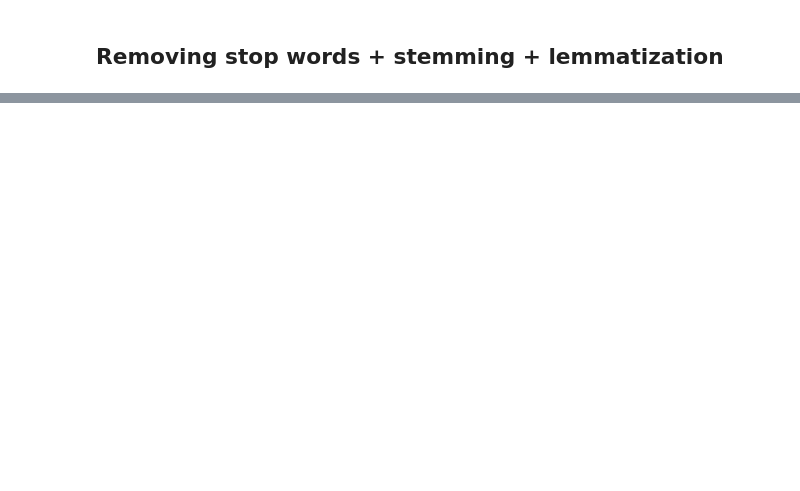
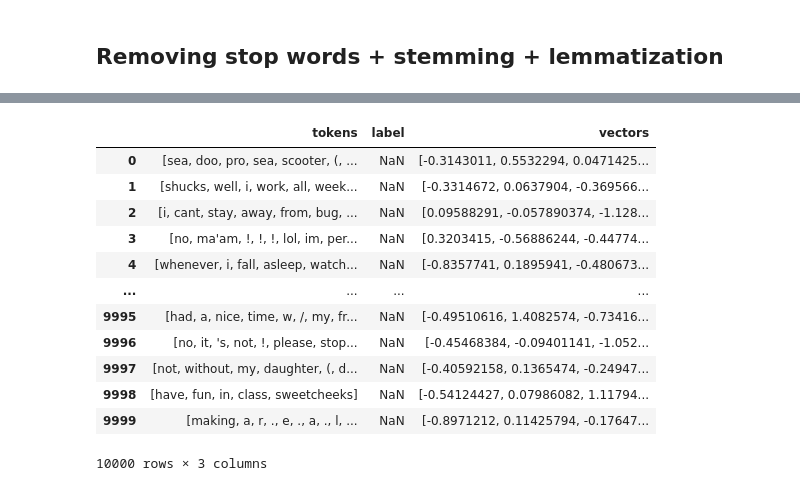
Before and after one commit to CS-433/ml-project-2-ml-gang, a Jupyter notebook: project_text_classification/preprocessing.ipynb, the cells around one changed output, grey strips where cells are left out. Saved outputs shown, nothing was run; the diff lists cells and outputs as text; code cells hidden in the pictures; blank space fills up the shorter version.

```diff
--- a/project_text_classification/preprocessing.ipynb
+++ b/project_text_classification/preprocessing.ipynb
@@ -130,0 +197,13 @@ tokenize_and_preprocess(remove_tags(df_train))
+# %%
+tweets = []
+ids = []
+with open("twitter-datasets/test_data.txt") as f:
+    for line in f:
+        id, tweet = line.split(',', 1)
+
+        tweets.append(tweet)
+        ids.append(id)
+
+    df_test = pd.DataFrame(list(zip(ids, tweets)), columns=['id', 'tweets'])
+# %%
+df_test = tokenize_and_preprocess(remove_tags(df_test))
@@ -130,0 +219,18 @@ tokenize_and_preprocess(remove_tags(df_train))
+# %%
+df_test["vectors"] = df_test["tokens"].apply(lambda tokens: construct_vector(tokens))
+# %%
+df_test
+# %% [output]
+|  | tokens | label | vectors |
+| 0 | [sea, doo, pro, sea, scooter, (, ... | NaN | [-0.3143011, 0.5532294, 0.0471425... |
+| 1 | [shucks, well, i, work, all, week... | NaN | [-0.3314672, 0.0637904, -0.369566... |
+| 2 | [i, cant, stay, away, from, bug, ... | NaN | [0.09588291, -0.057890374, -1.128... |
+| 3 | [no, ma'am, !, !, !, lol, im, per... | NaN | [0.3203415, -0.56886244, -0.44774... |
+| 4 | [whenever, i, fall, asleep, watch... | NaN | [-0.8357741, 0.1895941, -0.480673... |
+| ... | ... | ... | ... |
+| 9995 | [had, a, nice, time, w, /, my, fr... | NaN | [-0.49510616, 1.4082574, -0.73416... |
+| 9996 | [no, it, 's, not, !, please, stop... | NaN | [-0.45468384, -0.09401141, -1.052... |
+| 9997 | [not, without, my, daughter, (, d... | NaN | [-0.40592158, 0.1365474, -0.24947... |
+| 9998 | [have, fun, in, class, sweetcheeks] | NaN | [-0.54124427, 0.07986082, 1.11794... |
+| 9999 | [making, a, r, ., e, ., a, ., l, ... | NaN | [-0.8971212, 0.11425794, -0.17647... |
+10000 rows × 3 columns
```
Also changed, not shown: parts of 25 cells of this notebook.
